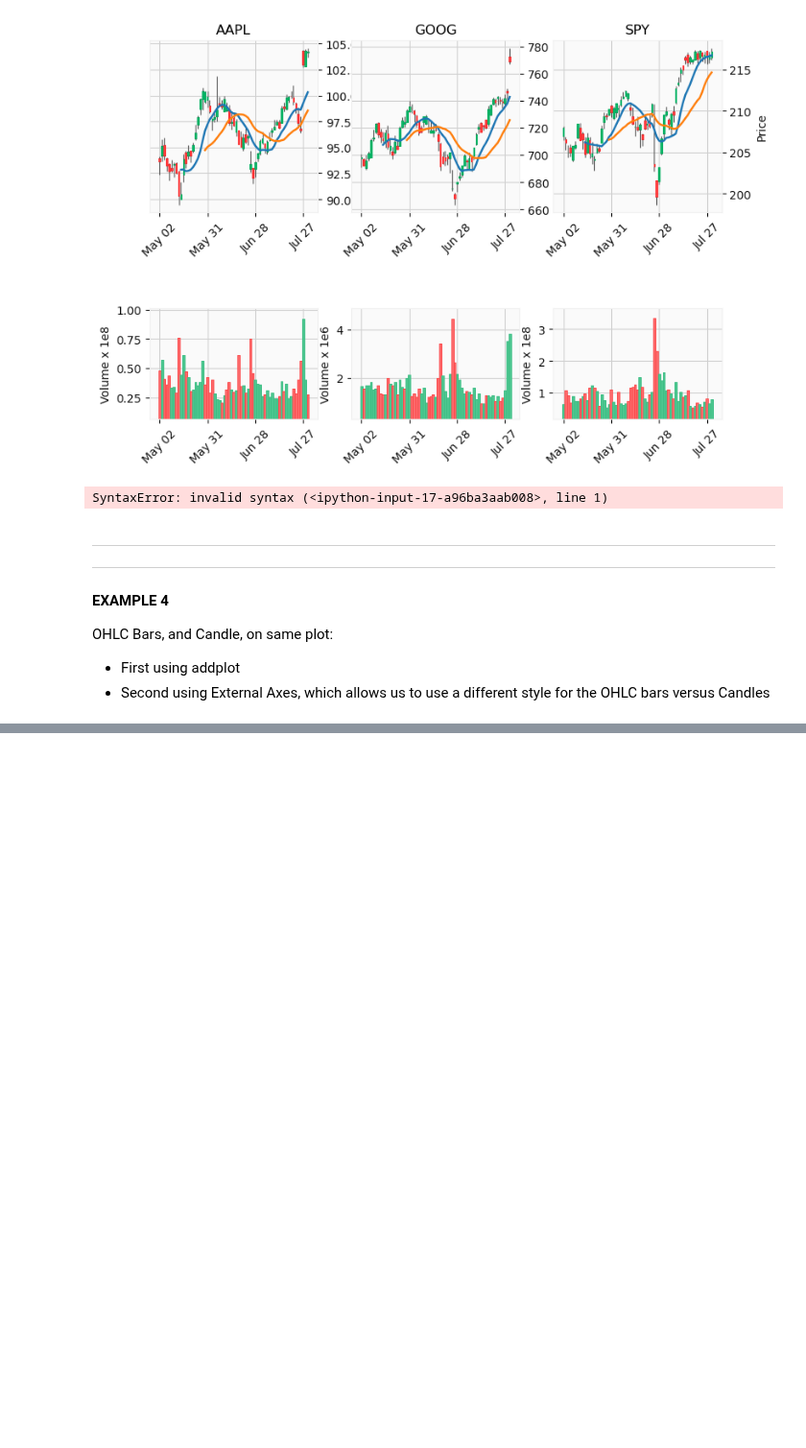
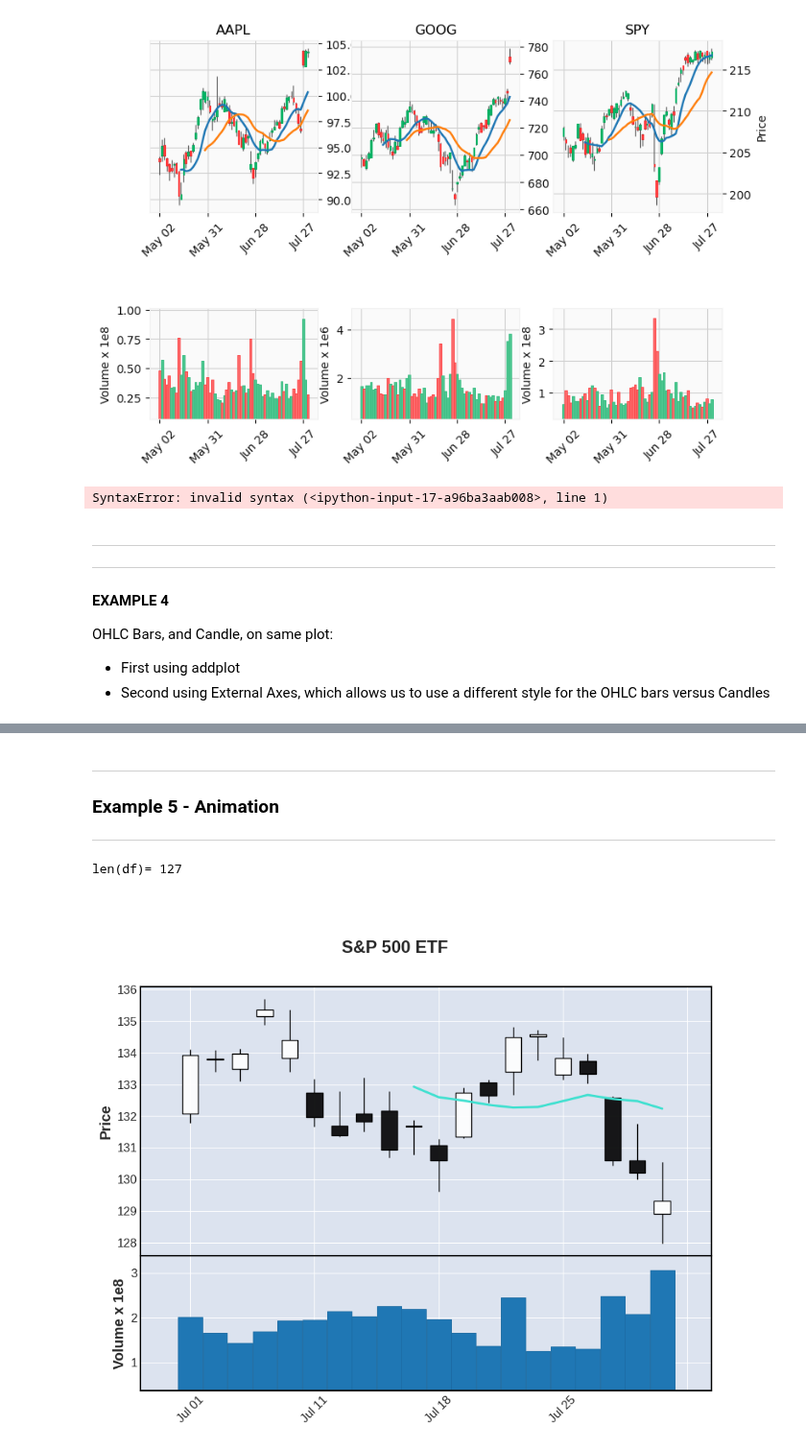
Before and after one commit to matplotlib/mplfinance, a Jupyter notebook: examples/external_axes.ipynb, the cells around one changed output, grey strips where cells are left out. Shown at 96% size. Drawn from its saved outputs; the diff is of its cells as text; code cells hidden in the pictures; blank space fills up the shorter version.

Commit message:
add animation example

```diff
--- a/examples/external_axes.ipynb
+++ b/examples/external_axes.ipynb
@@ -191,3 +187,9 @@ mpf.plot(spy,ax=ax,type='ohlc',style='default')
 mpf.plot(aapl,ax=ax2,type='candle',style='yahoo')
 # %%
 fig
+# %% [markdown]
+---
+
+### Example 5 - Animation
+
+---
@@ -193,0 +247,5 @@ fig
+# %%
+animation_example()
+# %% [output]
+len(df)= 127
+[figure, added]
```
Also changed, not shown: parts of 5 cells of this notebook, 1 other file.
